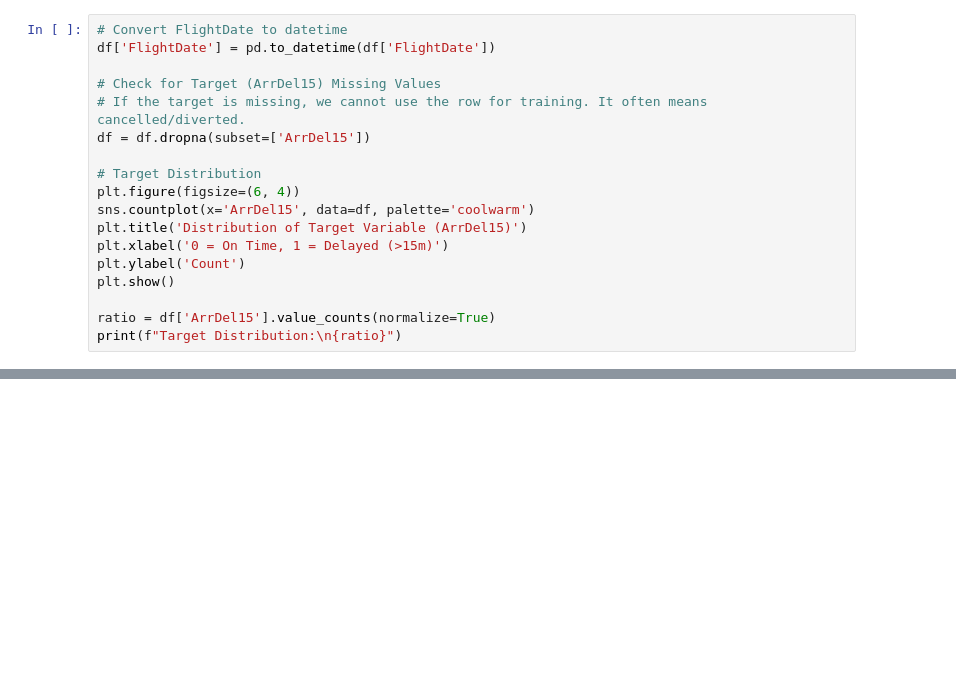
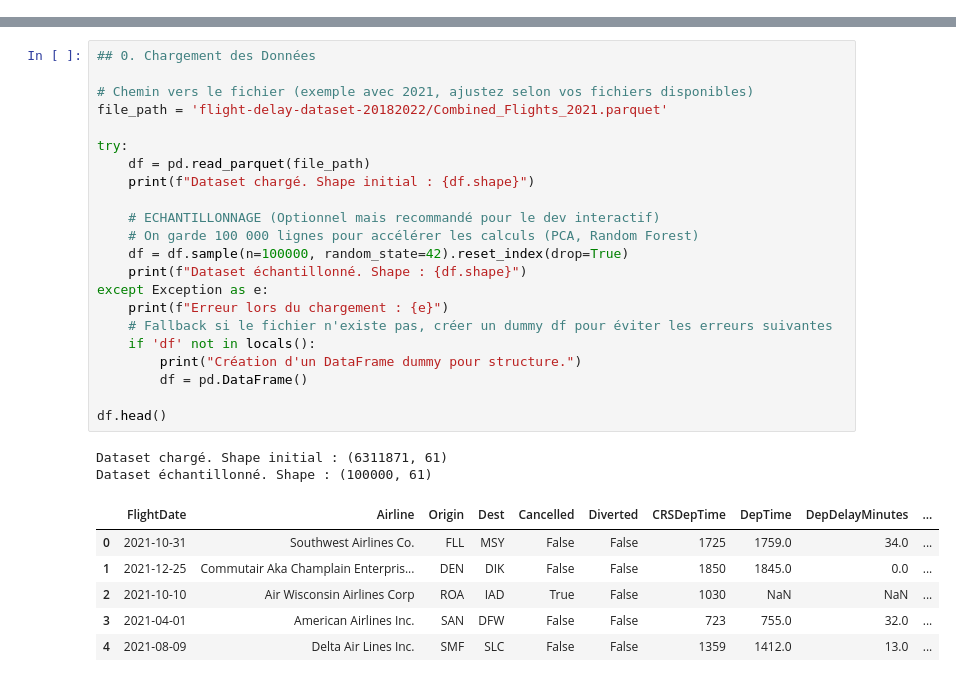
Before and after one commit to eliasmorio/flight_status_prediction, a Jupyter notebook: main.ipynb, the cells around one changed output, grey strips where cells are left out. Cells and saved outputs as stored; diff of their text form; blank space fills up the shorter version.

```diff
--- a/main.ipynb
+++ b/main.ipynb
@@ -81,18 +0,0 @@ Dataset loaded and sampled. Shape: (100000, 61)
-# %%
-# Convert FlightDate to datetime
-df['FlightDate'] = pd.to_datetime(df['FlightDate'])
-
-# Check for Target (ArrDel15) Missing Values
-# If the target is missing, we cannot use the row for training. It often means cancelled/diverted.
-df = df.dropna(subset=['ArrDel15'])
-
-# Target Distribution
-plt.figure(figsize=(6, 4))
-sns.countplot(x='ArrDel15', data=df, palette='coolwarm')
-plt.title('Distribution of Target Variable (ArrDel15)')
-plt.xlabel('0 = On Time, 1 = Delayed (>15m)')
-plt.ylabel('Count')
-plt.show()
-
-ratio = df['ArrDel15'].value_counts(normalize=True)
-print(f"Target Distribution:\n{ratio}")
@@ -365,0 +29,31 @@ plt.show()
+# %%
+## 0. Chargement des Données
+
+# Chemin vers le fichier (exemple avec 2021, ajustez selon vos fichiers disponibles)
+file_path = 'flight-delay-dataset-20182022/Combined_Flights_2021.parquet'
+
+try:
+    df = pd.read_parquet(file_path)
+    print(f"Dataset chargé. Shape initial : {df.shape}")
+
+    # ECHANTILLONNAGE (Optionnel mais recommandé pour le dev interactif)
+    # On garde 100 000 lignes pour accélérer les calculs (PCA, Random Forest)
+    df = df.sample(n=100000, random_state=42).reset_index(drop=True)
+    print(f"Dataset échantillonné. Shape : {df.shape}")
+except Exception as e:
+    print(f"Erreur lors du chargement : {e}")
+    # Fallback si le fichier n'existe pas, créer un dummy df pour éviter les erreurs suivantes
+    if 'df' not in locals():
+        print("Création d'un DataFrame dummy pour structure.")
+        df = pd.DataFrame()
+
+df.head()
+# %% [output]
+Dataset chargé. Shape initial : (6311871, 61)
+Dataset échantillonné. Shape : (100000, 61)
+|  | FlightDate | Airline | Origin | Dest | Cancelled | Diverted | CRSDepTime | DepTime | DepDelayMinutes | ... |
+| 0 | 2021-10-31 | Southwest Airlines Co. | FLL | MSY | False | False | 1725 | 1759.0 | 34.0 | ... |
+| 1 | 2021-12-25 | Commutair Aka Champlain Enterpris... | DEN | DIK | False | False | 1850 | 1845.0 | 0.0 | ... |
+| 2 | 2021-10-10 | Air Wisconsin Airlines Corp | ROA | IAD | True | False | 1030 | NaN | NaN | ... |
+| 3 | 2021-04-01 | American Airlines Inc. | SAN | DFW | False | False | 723 | 755.0 | 32.0 | ... |
+| 4 | 2021-08-09 | Delta Air Lines Inc. | SMF | SLC | False | False | 1359 | 1412.0 | 13.0 | ... |
```
Also changed, not shown: parts of 41 cells of this notebook, 1 other file.
